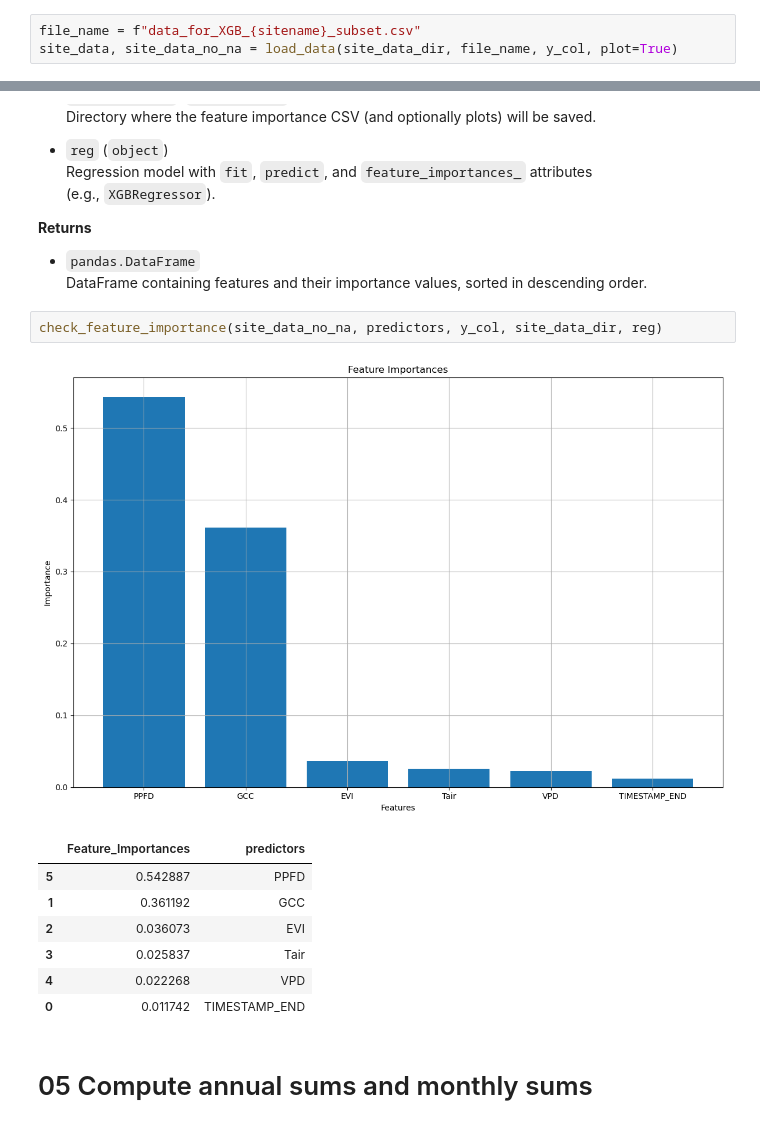
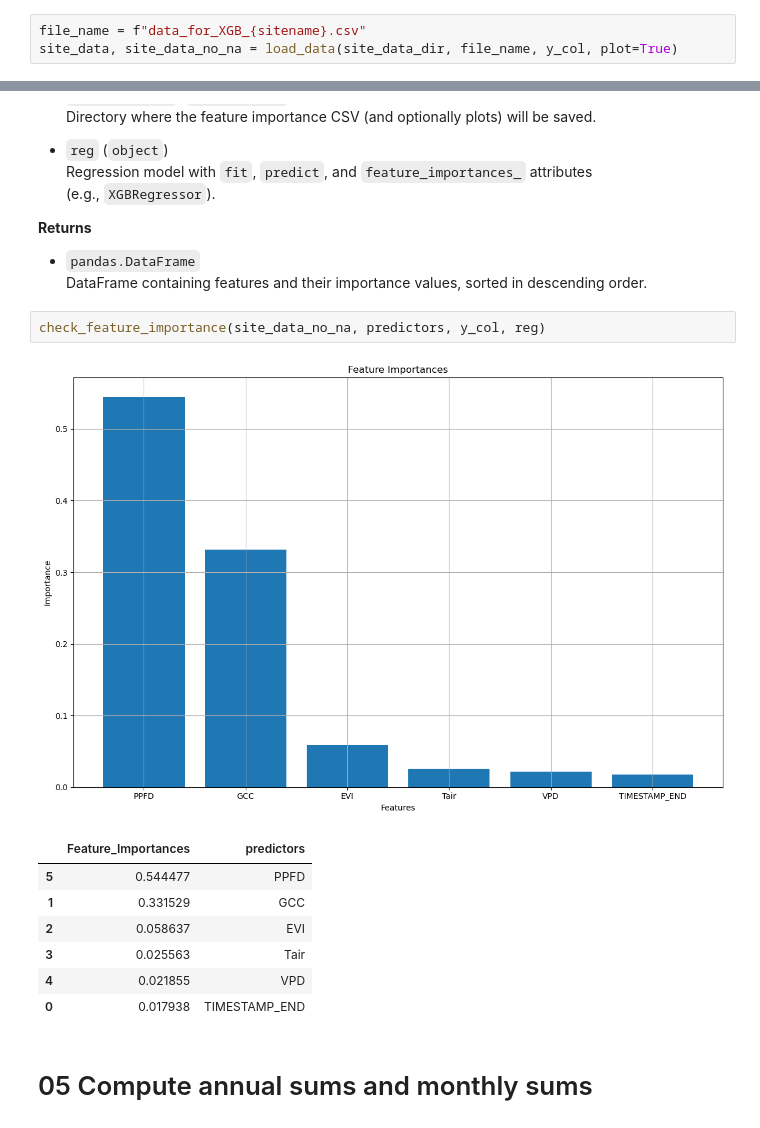
Before and after one commit to YujieLiu666/NEON_gapfill_test, a Jupyter notebook: workflow_XGB.ipynb, the cells around one changed output, grey strips where cells are left out. Drawn from its saved outputs; the diff is of its cells as text.

```diff
--- a/workflow_XGB.ipynb
+++ b/workflow_XGB.ipynb
@@ -56,7 +62,7 @@ y_col = "NEE_for_gapfill"
 - Plot the target variable (`y_col`) over time to visualize its distribution and missing values.
 - Remove rows with missing values in the target column (`y_col`) to produce a clean dataset for modeling.
 # %%
-file_name = f"data_for_XGB_{sitename}_subset.csv"
+file_name = f"data_for_XGB_{sitename}.csv"
 site_data, site_data_no_na = load_data(site_data_dir, file_name, y_col, plot=True)
 # %% [output]
 [figure]
@@ -202,16 +210,16 @@ Predictions saved to: F:\NEON_gapfill\XGB_prediction.csv
 - `pandas.DataFrame`
   DataFrame containing features and their importance values, sorted in descending order.
 # %%
-check_feature_importance(site_data_no_na, predictors, y_col, site_data_dir, reg)
+check_feature_importance(site_data_no_na, predictors, y_col, reg)
 # %% [output]
-[figure, old version]
+[figure, new version]
 |  | Feature_Importances | predictors |
-| 5 | 0.542887 | PPFD |
-| 1 | 0.361192 | GCC |
-| 2 | 0.036073 | EVI |
-| 3 | 0.025837 | Tair |
-| 4 | 0.022268 | VPD |
-| 0 | 0.011742 | TIMESTAMP_END |
+| 5 | 0.544477 | PPFD |
+| 1 | 0.331529 | GCC |
+| 2 | 0.058637 | EVI |
+| 3 | 0.025563 | Tair |
+| 4 | 0.021855 | VPD |
+| 0 | 0.017938 | TIMESTAMP_END |
 # %% [markdown]
 # 05 Compute annual sums and monthly sums
 # %%
```
Also changed, not shown: parts of 6 cells of this notebook, 2 other files.
